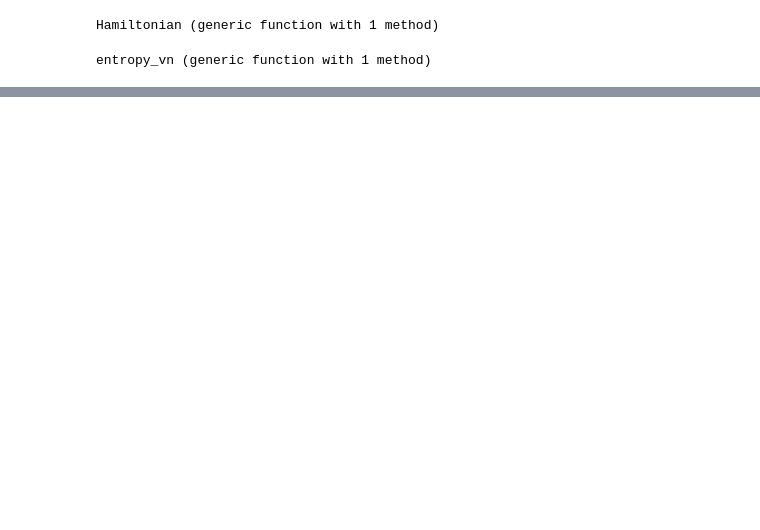
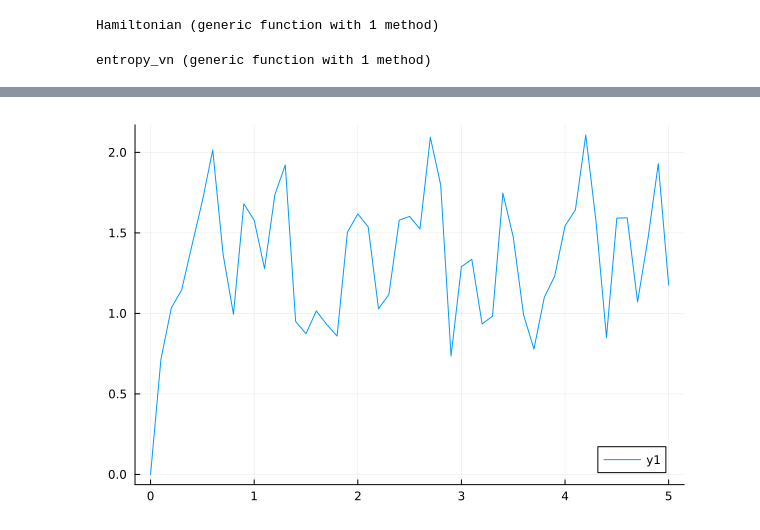
Before and after one commit to uditvarma/s3, a Jupyter notebook: helper_jl.ipynb, the cells around one changed output, grey strips where cells are left out. Cells and saved outputs as stored; diff of their text form; code cells hidden in the pictures; blank space fills up the shorter version.

Commit message:
gives promising results for p=1

```diff
--- a/helper_jl.ipynb
+++ b/helper_jl.ipynb
@@ -711,0 +928,83 @@ end
+# %%
+using ITensors, ITensorMPS, Random, HDF5, StatsBase
+using Plots
+
+N = 8
+sites = siteinds("S=1", N; conserve_qns=true)
+
+os = OpSum()
+for j = 1:N ####### change to N-1 if you're doing OBC
+  os += 1.0, "S+ * S+", j, "S- * S-", mod(j, N) + 1
+  os += 1.0, "S- * S-", j, "S+ * S+", mod(j, N) + 1
+  os += 1.0 ,"S+ * S+",mod(j,N)+1,"S- * S-",j   # H.c. terms
+  os += 1.0 ,"S- * S-",mod(j,N)+1,"S+ * S+",j
+end
+H = MPO(os, sites)
+
+# ----- initial product state
+state = [isodd(j) ? "Up" : "Dn" for j in 1:N]       # Néel: isodd(j) ? "Up" : "Dn"
+psi = productMPS(sites, state)
+
+#func to compute EE at any site
+function entropy_von_neumann(psi, b)
+  s = siteinds(psi)
+  orthogonalize!(psi, b)
+  if b == 1
+    U, S, V = svd(psi[b], (siteind(psi, b),))
+  else
+    U, S, V = svd(psi[b], (linkind(psi, b - 1), siteind(psi, b)))
+  end
+  SvN = 0.0
+  for n in 1:dim(S, 1)
+    p = S[n, n]^2
+    if p > 0
+      SvN -= p * log(p)
+    end
+  end
+  return SvN
+end
+
+# ----- TDVP evolution + half-chain entropy at every step -----
+tstep = 0.1
+tend = 5.0
+nsw = round(Int, tend / tstep)
+tdvp_maxdim = 500
+
+Time = Float64[]
+SvN_half = Float64[]
+
+push!(Time, 0.0)
+push!(SvN_half, entropy_von_neumann(psi, N ÷ 2))
+
+for n in 1:nsw
+  ncenter = 1
+  if maxlinkdim(psi) < tdvp_maxdim
+    ncenter = 2
+  end
+
+  psi = tdvp(H, -im * tstep, psi;
+             time_step = -im * tstep,
+             reverse_step = true,
+             normalize = false,
+             cutoff = 1e-10,
+             maxdim = tdvp_maxdim,
+             nsite = ncenter,
+             updater_backend = "exponentiate",
+             outputlevel = 1)
+
+  tnow = n * tstep
+  push!(Time, tnow)
+  push!(SvN_half, entropy_von_neumann(psi, N ÷ 2))
+
+  GC.gc(true)
+end
+
+# ----- save results -----
+# fname = "SvN_half_vs_time_S1_N$(N)_dt$(tstep)_T$(tend).h5"
+# h5write(fname, "time", Time)
+# h5write(fname, "SvN_half", SvN_half)
+# println("Saved: ", fname)
+
+
+plot(Time,SvN_half)
+# %% [output]
@@ -711,0 +1028 @@ end
+[figure, added]
```
Also changed, not shown: parts of 26 cells of this notebook, 3 other files.
